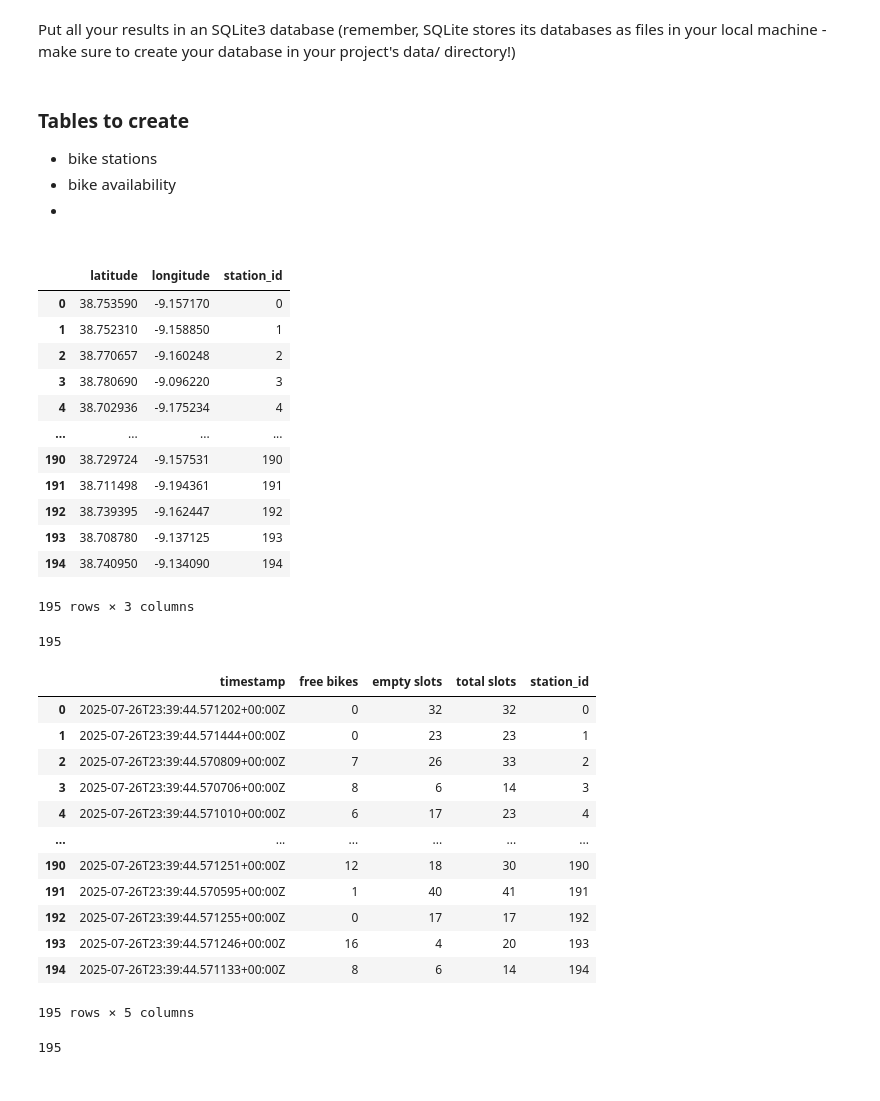
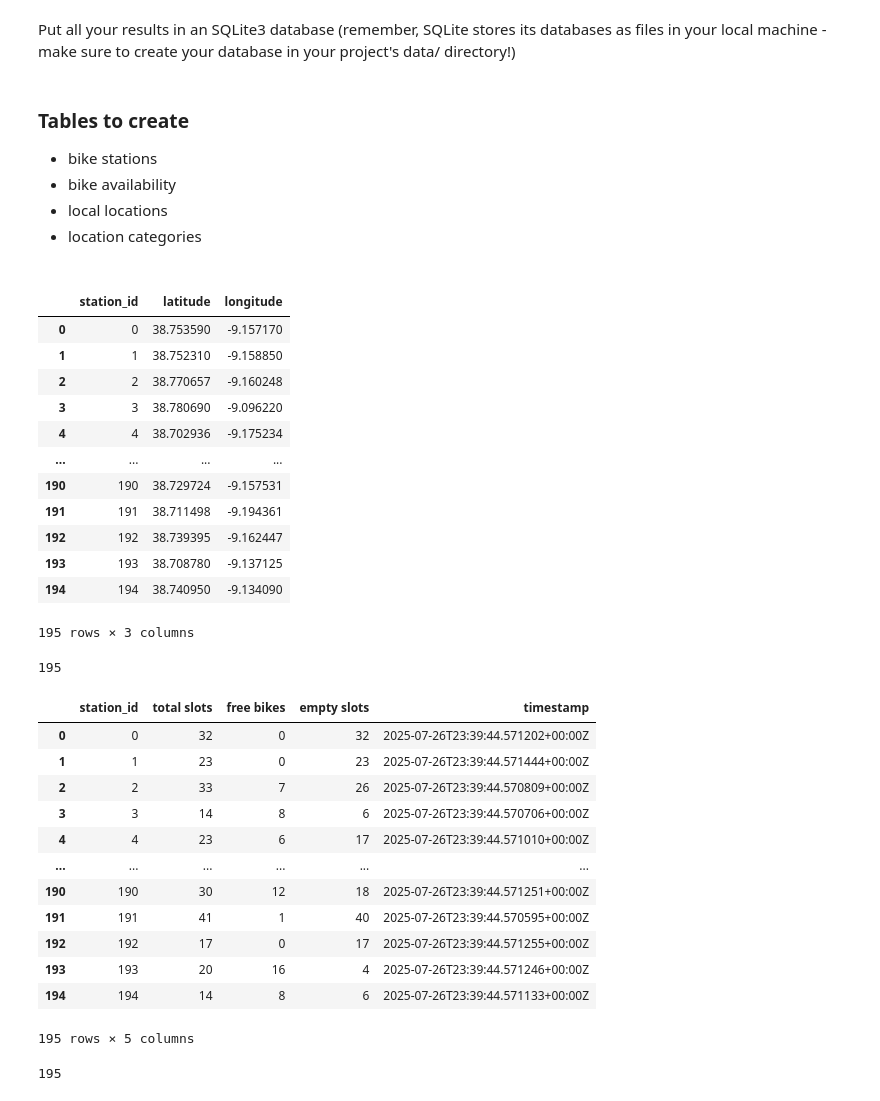
Before and after one commit to Mitch-P-Analyst/Statistical-Modelling-Project., a Jupyter notebook: notebooks/joining_data.ipynb, the cells around one changed output. Cells and saved outputs as stored; diff of their text form; code cells hidden in the pictures.

```diff
--- a/notebooks/joining_data.ipynb
+++ b/notebooks/joining_data.ipynb
@@ -285,7 +524,8 @@ import sqlite3
 
 - bike stations
 - bike availability
--
+- local locations
+- location categories
 
 #
 # %%
@@ -298,20 +538,25 @@ lb_citybikes_stations = lb_citybikes.copy()
 
 # Produce bike_stations Dataframe
 lb_citybikes_stations.drop(columns=['free bikes','empty slots','total slots','timestamp'], inplace=True)
+lb_citybikes_stations = lb_citybikes_stations[[
+    'station_id',
+    'latitude',
+    'longitude'
+]]
 lb_citybikes_stations
 # %% [output]
-|  | latitude | longitude | station_id |
-| 0 | 38.753590 | -9.157170 | 0 |
-| 1 | 38.752310 | -9.158850 | 1 |
-| 2 | 38.770657 | -9.160248 | 2 |
-| 3 | 38.780690 | -9.096220 | 3 |
-| 4 | 38.702936 | -9.175234 | 4 |
+|  | station_id | latitude | longitude |
+| 0 | 0 | 38.753590 | -9.157170 |
+| 1 | 1 | 38.752310 | -9.158850 |
+| 2 | 2 | 38.770657 | -9.160248 |
+| 3 | 3 | 38.780690 | -9.096220 |
+| 4 | 4 | 38.702936 | -9.175234 |
 | ... | ... | ... | ... |
-| 190 | 38.729724 | -9.157531 | 190 |
-| 191 | 38.711498 | -9.194361 | 191 |
-| 192 | 38.739395 | -9.162447 | 192 |
-| 193 | 38.708780 | -9.137125 | 193 |
-| 194 | 38.740950 | -9.134090 | 194 |
+| 190 | 190 | 38.729724 | -9.157531 |
+| 191 | 191 | 38.711498 | -9.194361 |
+| 192 | 192 | 38.739395 | -9.162447 |
+| 193 | 193 | 38.708780 | -9.137125 |
+| 194 | 194 | 38.740950 | -9.134090 |
 195 rows × 3 columns
 # %%
 # Create bike_stations SQL Table
@@ -321,23 +566,31 @@ lb_citybikes_stations.to_sql('bike_stations', con=connection, if_exists='append'
 # %%
 # Create Dataframe Copy
 lb_citybikes_availability = lb_citybikes.copy()
 
 # Produce bike_availability Dataframe
 lb_citybikes_availability.drop(columns=['latitude','longitude'], inplace=True)
+lb_citybikes_availability = lb_citybikes_availability[[
+    'station_id',
+    'total slots',
+    'free bikes',
+    'empty slots',
+    'timestamp'
+]]
+
 lb_citybikes_availability
 # %% [output]
-|  | timestamp | free bikes | empty slots | total slots | station_id |
-| 0 | 2025-07-26T23:39:44.571202+00:00Z | 0 | 32 | 32 | 0 |
-| 1 | 2025-07-26T23:39:44.571444+00:00Z | 0 | 23 | 23 | 1 |
-| 2 | 2025-07-26T23:39:44.570809+00:00Z | 7 | 26 | 33 | 2 |
-| 3 | 2025-07-26T23:39:44.570706+00:00Z | 8 | 6 | 14 | 3 |
-| 4 | 2025-07-26T23:39:44.571010+00:00Z | 6 | 17 | 23 | 4 |
+|  | station_id | total slots | free bikes | empty slots | timestamp |
+| 0 | 0 | 32 | 0 | 32 | 2025-07-26T23:39:44.571202+00:00Z |
+| 1 | 1 | 23 | 0 | 23 | 2025-07-26T23:39:44.571444+00:00Z |
+| 2 | 2 | 33 | 7 | 26 | 2025-07-26T23:39:44.570809+00:00Z |
+| 3 | 3 | 14 | 8 | 6 | 2025-07-26T23:39:44.570706+00:00Z |
+| 4 | 4 | 23 | 6 | 17 | 2025-07-26T23:39:44.571010+00:00Z |
 | ... | ... | ... | ... | ... | ... |
-| 190 | 2025-07-26T23:39:44.571251+00:00Z | 12 | 18 | 30 | 190 |
-| 191 | 2025-07-26T23:39:44.570595+00:00Z | 1 | 40 | 41 | 191 |
-| 192 | 2025-07-26T23:39:44.571255+00:00Z | 0 | 17 | 17 | 192 |
-| 193 | 2025-07-26T23:39:44.571246+00:00Z | 16 | 4 | 20 | 193 |
-| 194 | 2025-07-26T23:39:44.571133+00:00Z | 8 | 6 | 14 | 194 |
+| 190 | 190 | 30 | 12 | 18 | 2025-07-26T23:39:44.571251+00:00Z |
+| 191 | 191 | 41 | 1 | 40 | 2025-07-26T23:39:44.570595+00:00Z |
+| 192 | 192 | 17 | 0 | 17 | 2025-07-26T23:39:44.571255+00:00Z |
+| 193 | 193 | 20 | 16 | 4 | 2025-07-26T23:39:44.571246+00:00Z |
+| 194 | 194 | 14 | 8 | 6 | 2025-07-26T23:39:44.571133+00:00Z |
 195 rows × 5 columns
 # %%
 # Create bike_availability SQL Table
```
Also changed, not shown: parts of 34 cells of this notebook, 1 other file.
